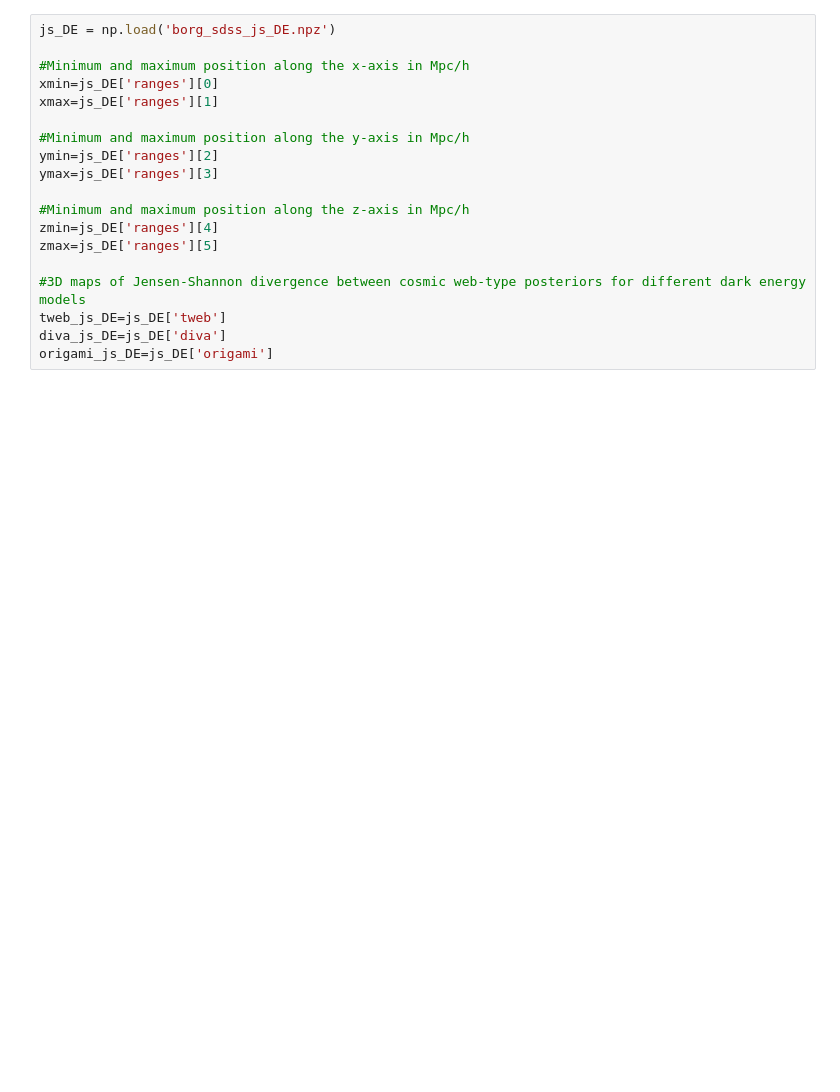
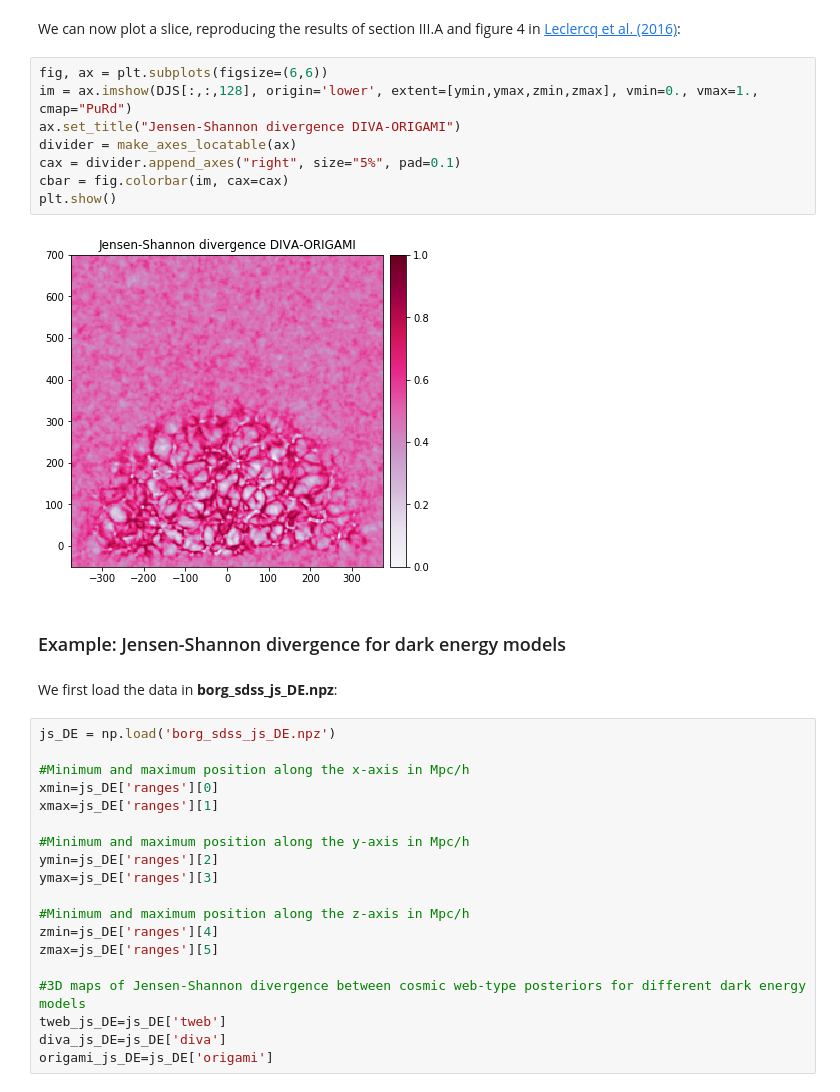
Before and after one commit to florent-leclercq/borg_sdss_data_release, a Jupyter notebook: borg_sdss_classifiers/borg_sdss_classifiers.ipynb, the cells around one changed output. Saved outputs shown, nothing was run; the diff lists cells and outputs as text; blank space fills up the shorter version.

```diff
--- a/borg_sdss_classifiers/borg_sdss_classifiers.ipynb
+++ b/borg_sdss_classifiers/borg_sdss_classifiers.ipynb
@@ -195,3 +233,19 @@ plt.show()
+# %% [markdown]
+We can now plot a slice, reproducing the results of section III.A and figure 4 in [Leclercq et al. (2016)](https://arxiv.org/abs/1606.06758):
+# %%
+fig, ax = plt.subplots(figsize=(6,6))
+im = ax.imshow(DJS[:,:,128], origin='lower', extent=[ymin,ymax,zmin,zmax], vmin=0., vmax=1., cmap="PuRd")
+ax.set_title("Jensen-Shannon divergence DIVA-ORIGAMI")
+divider = make_axes_locatable(ax)
+cax = divider.append_axes("right", size="5%", pad=0.1)
+cbar = fig.colorbar(im, cax=cax)
+plt.show()
+# %% [output]
+[figure, added]
+# %% [markdown]
+### Example: Jensen-Shannon divergence for dark energy models
+# %% [markdown]
+We first load the data in **borg_sdss_js_DE.npz**:
 # %%
 js_DE = np.load('borg_sdss_js_DE.npz')
 
```
Also changed, not shown: parts of 52 cells of this notebook, 6 other files.
